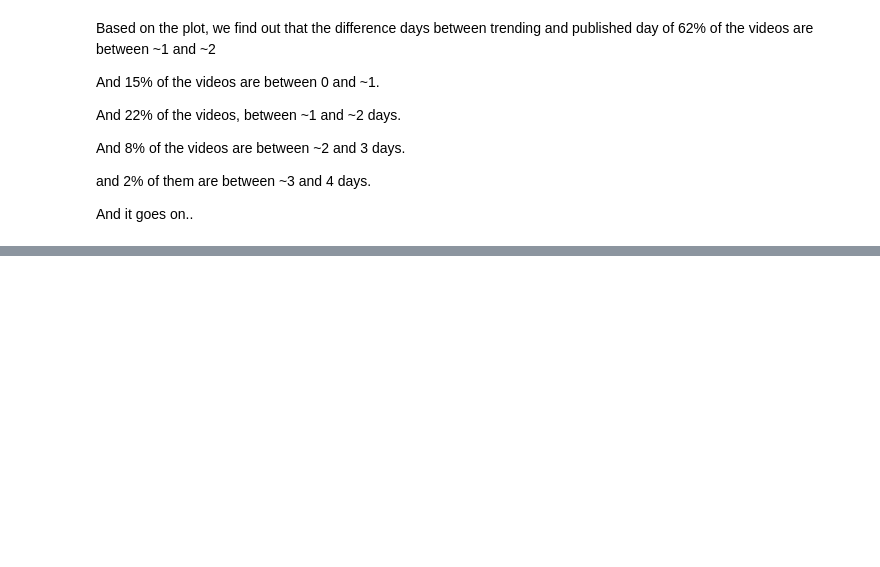
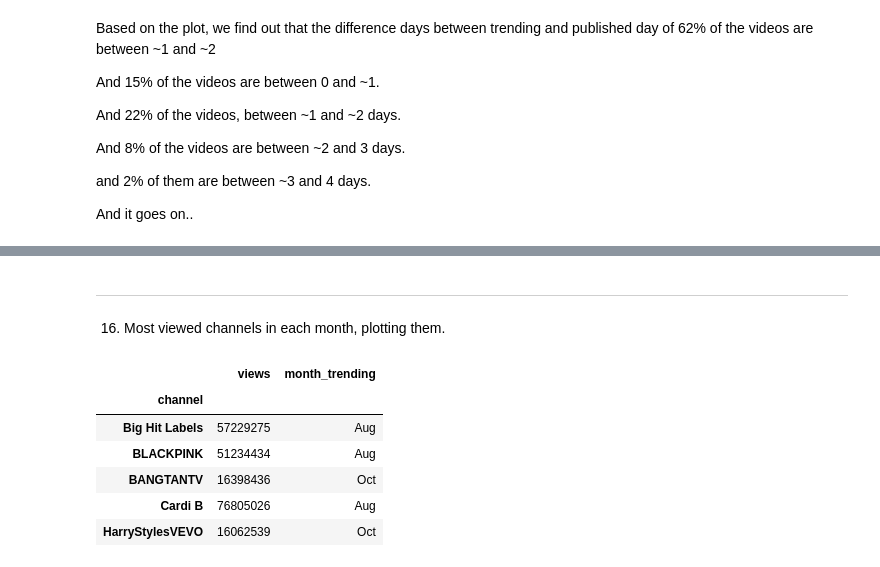
Before and after one commit to mehtee/Youtube_analysis_project, a Jupyter notebook: project.ipynb, the cells around one changed output, grey strips where cells are left out. Drawn from its saved outputs; the diff is of its cells as text; code cells hidden in the pictures; blank space fills up the shorter version.

```diff
--- a/project.ipynb
+++ b/project.ipynb
@@ -333,0 +351,21 @@ And it goes on..
+# %% [markdown]
+------------------
+16. Most viewed channels in each month, plotting them.
+# %%
+channels = yt[['channel','views','month_trending']]
+channels.reset_index(drop=True,inplace=True)
+channels = channels.drop_duplicates(subset='channel', keep='first')
+# sort based on month
+channels.sort_values('month_trending')
+channels.reset_index(drop=True)
+
+channels.set_index("channel", inplace=True)
+channels.head()
+# %% [output]
+|  | views | month_trending |
+| channel |  |  |
+| Big Hit Labels | 57229275 | Aug |
+| BLACKPINK | 51234434 | Aug |
+| BANGTANTV | 16398436 | Oct |
+| Cardi B | 76805026 | Aug |
+| HarryStylesVEVO | 16062539 | Oct |
```
Also changed, not shown: parts of 9 cells of this notebook.
